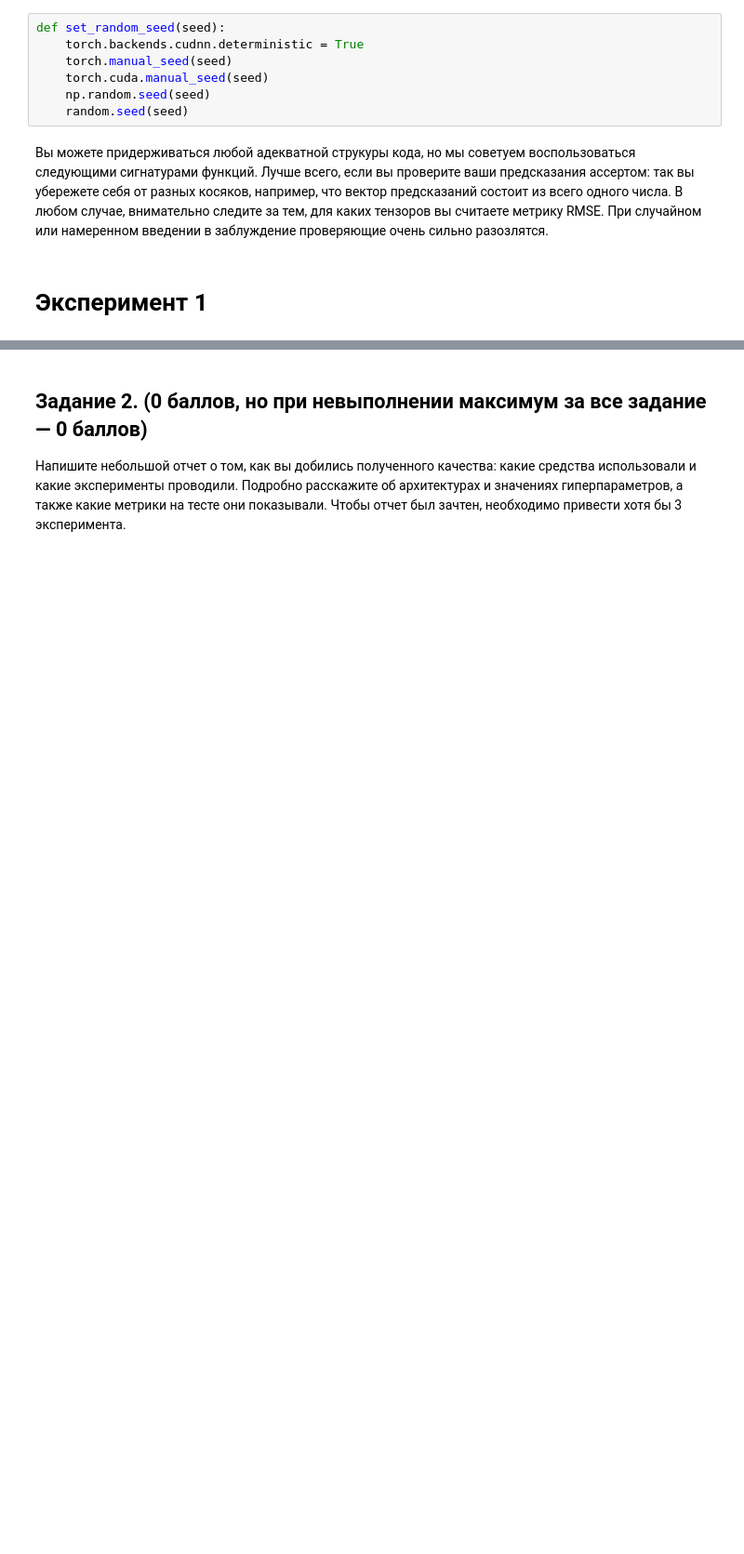
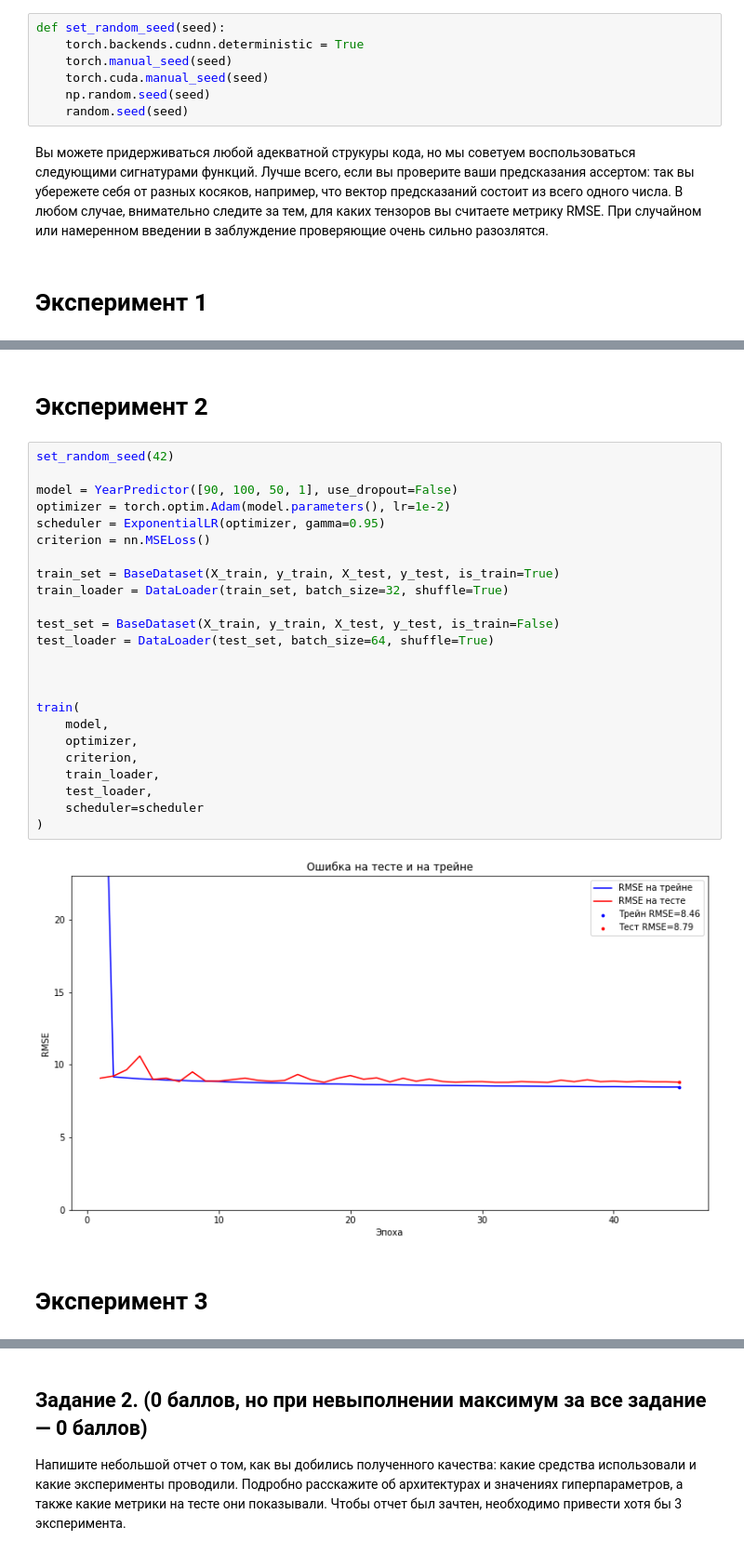
Before and after one commit to alyonabelenko/Courses, a Jupyter notebook: IAD3/homework-01.ipynb, the cells around one changed output, grey strips where cells are left out. Shown at 93% size. Cells and saved outputs as stored; diff of their text form; blank space fills up the shorter version.

```diff
--- a/IAD3/homework-01.ipynb
+++ b/IAD3/homework-01.ipynb
@@ -327,0 +323,30 @@ scheduler.last_epoch
+# %% [markdown]
+# Эксперимент 2
+# %%
+set_random_seed(42)
+
+model = YearPredictor([90, 100, 50, 1], use_dropout=False)
+optimizer = torch.optim.Adam(model.parameters(), lr=1e-2)
+scheduler = ExponentialLR(optimizer, gamma=0.95)
+criterion = nn.MSELoss()
+
+train_set = BaseDataset(X_train, y_train, X_test, y_test, is_train=True)
+train_loader = DataLoader(train_set, batch_size=32, shuffle=True)
+
+test_set = BaseDataset(X_train, y_train, X_test, y_test, is_train=False)
+test_loader = DataLoader(test_set, batch_size=64, shuffle=True)
+
+
+
+train(
+    model,
+    optimizer,
+    criterion,
+    train_loader,
+    test_loader,
+    scheduler=scheduler
+)
+# %% [output]
+[figure, added]
+# %% [markdown]
+# Эксперимент 3
```
Also changed, not shown: parts of 13 cells of this notebook.
